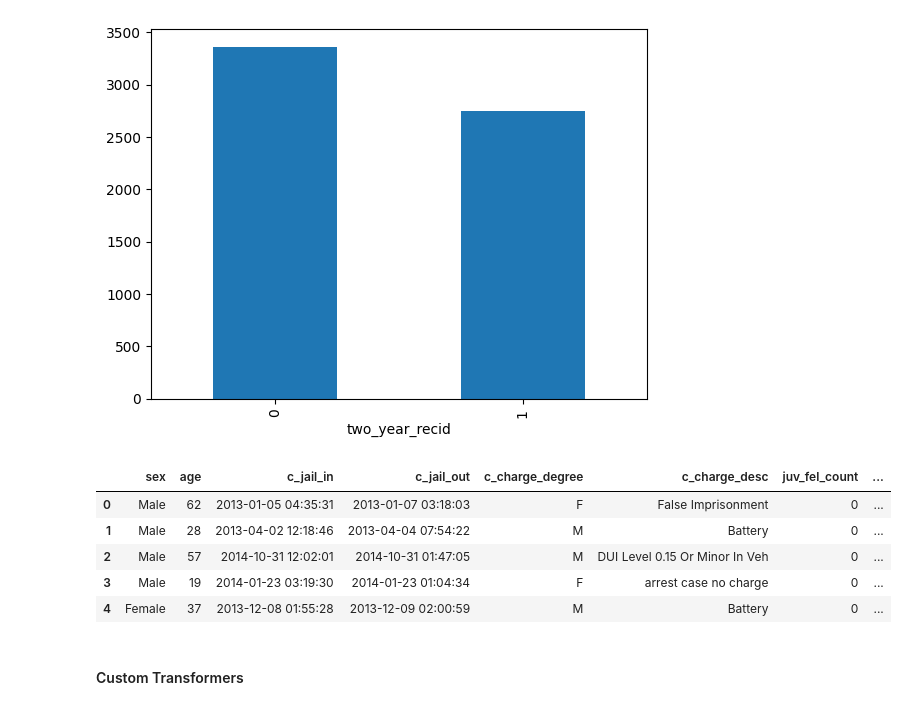
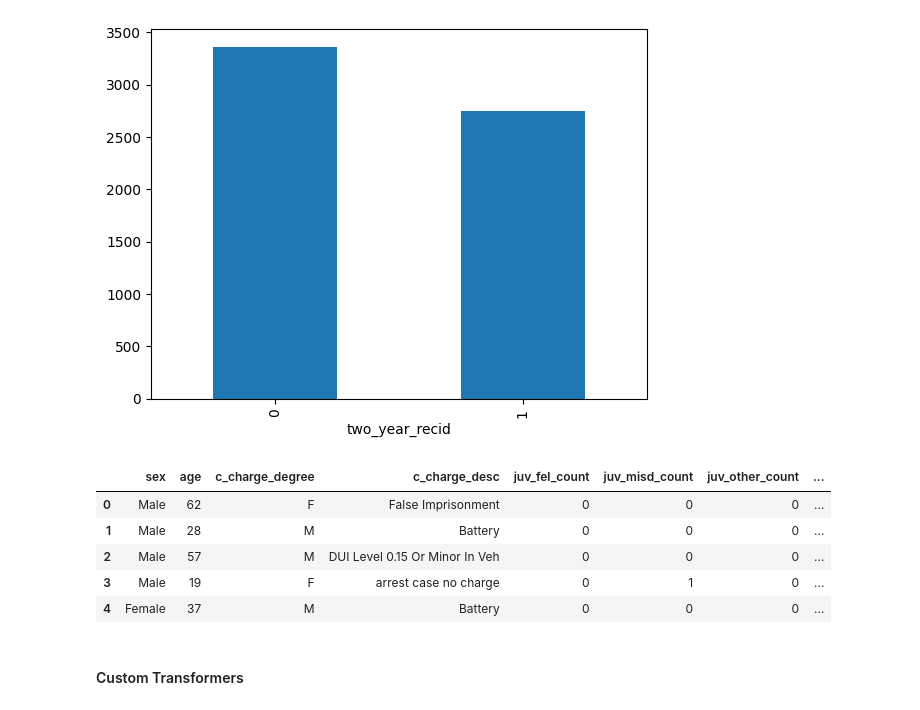
Before and after one commit to LDSAJPinto1306/Capstone-LDSA, a Jupyter notebook: Base Model.ipynb, the cells around one changed output. Cells and saved outputs as stored; diff of their text form; code cells hidden in the pictures.

```diff
--- a/Base Model.ipynb
+++ b/Base Model.ipynb
@@ -84,33 +86,36 @@ y.value_counts().plot(kind='bar');
 # %%
 X = df[[col for col in df.columns if col != target]]
 
 drop_cols = [
     'id',
     'name',
     'dob',
     'race',
     'score_text',
-    #'c_jail_in',
-    #'c_jail_out',
+    #'is_recid',
+    'c_jail_in',
+    'c_jail_out',
     'c_case_number',
     'compas_screening_date',
     'c_offense_date',
     'c_arrest_date',
     'r_case_number',
     'r_offense_date',
     'vr_case_number',
-    'vr_offense_date'
+    'vr_offense_date',
+    'vr_charge_degree',
+    'vr_charge_desc',
 
 ]
 
 X = X.drop(columns=drop_cols)
 X.head()
 # %% [output]
-|  | sex | age | c_jail_in | c_jail_out | c_charge_degree | c_charge_desc | juv_fel_count | ... |
-| 0 | Male | 62 | 2013-01-05 04:35:31 | 2013-01-07 03:18:03 | F | False Imprisonment | 0 | ... |
-| 1 | Male | 28 | 2013-04-02 12:18:46 | 2013-04-04 07:54:22 | M | Battery | 0 | ... |
-| 2 | Male | 57 | 2014-10-31 12:02:01 | 2014-10-31 01:47:05 | M | DUI Level 0.15 Or Minor In Veh | 0 | ... |
-| 3 | Male | 19 | 2014-01-23 03:19:30 | 2014-01-23 01:04:34 | F | arrest case no charge | 0 | ... |
-| 4 | Female | 37 | 2013-12-08 01:55:28 | 2013-12-09 02:00:59 | M | Battery | 0 | ... |
+|  | sex | age | c_charge_degree | c_charge_desc | juv_fel_count | juv_misd_count | juv_other_count | ... |
+| 0 | Male | 62 | F | False Imprisonment | 0 | 0 | 0 | ... |
+| 1 | Male | 28 | M | Battery | 0 | 0 | 0 | ... |
+| 2 | Male | 57 | M | DUI Level 0.15 Or Minor In Veh | 0 | 0 | 0 | ... |
+| 3 | Male | 19 | F | arrest case no charge | 0 | 1 | 0 | ... |
+| 4 | Female | 37 | M | Battery | 0 | 0 | 0 | ... |
 # %% [markdown]
 #### Custom Transformers
```
Also changed, not shown: parts of 8 cells of this notebook.
